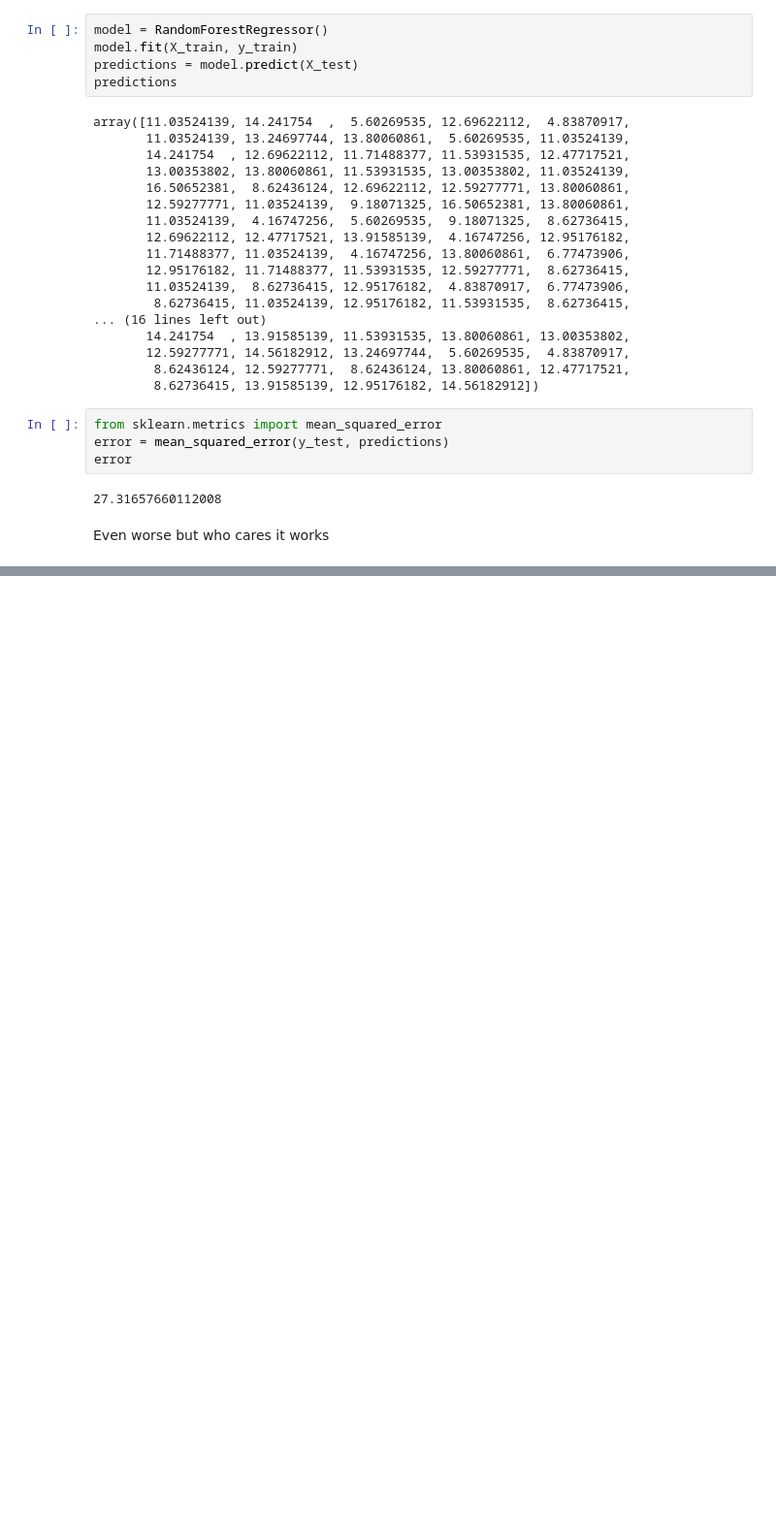
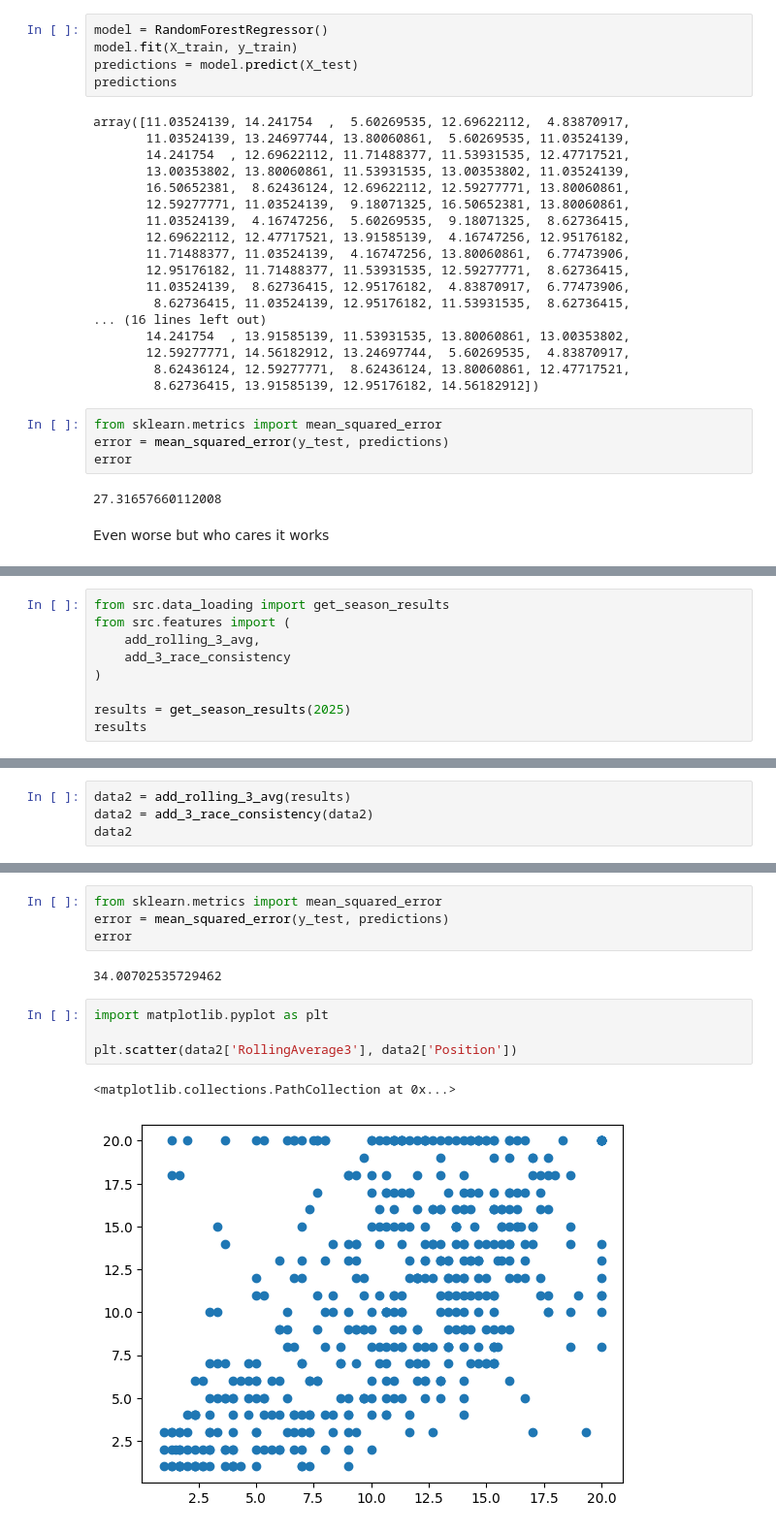
Before and after one commit to jifor/F1-Prediction-Project, a Jupyter notebook: model_testing.ipynb, the cells around one changed output, grey strips where cells are left out. Shown at 97% size. Drawn from its saved outputs; the diff is of its cells as text; blank space fills up the shorter version.

Commit message:
Model using rolling average and stdev

```diff
--- a/model_testing.ipynb
+++ b/model_testing.ipynb
@@ -410,0 +413,9 @@ Even worse but who cares it works
+# %%
+from src.data_loading import get_season_results
+from src.features import (
+    add_rolling_3_avg,
+    add_3_race_consistency
+)
+
+results = get_season_results(2025)
+results
@@ -410,0 +453,4 @@ Even worse but who cares it works
+# %%
+data2 = add_rolling_3_avg(results)
+data2 = add_3_race_consistency(data2)
+data2
@@ -410,0 +532,13 @@ Even worse but who cares it works
+# %%
+from sklearn.metrics import mean_squared_error
+error = mean_squared_error(y_test, predictions)
+error
+# %% [output]
+34.00702535729462
+# %%
+import matplotlib.pyplot as plt
+
+plt.scatter(data2['RollingAverage3'], data2['Position'])
+# %% [output]
+<matplotlib.collections.PathCollection at 0x...>
+[figure, added]
```
Also changed, not shown: parts of 7 cells of this notebook, 1 other file.
